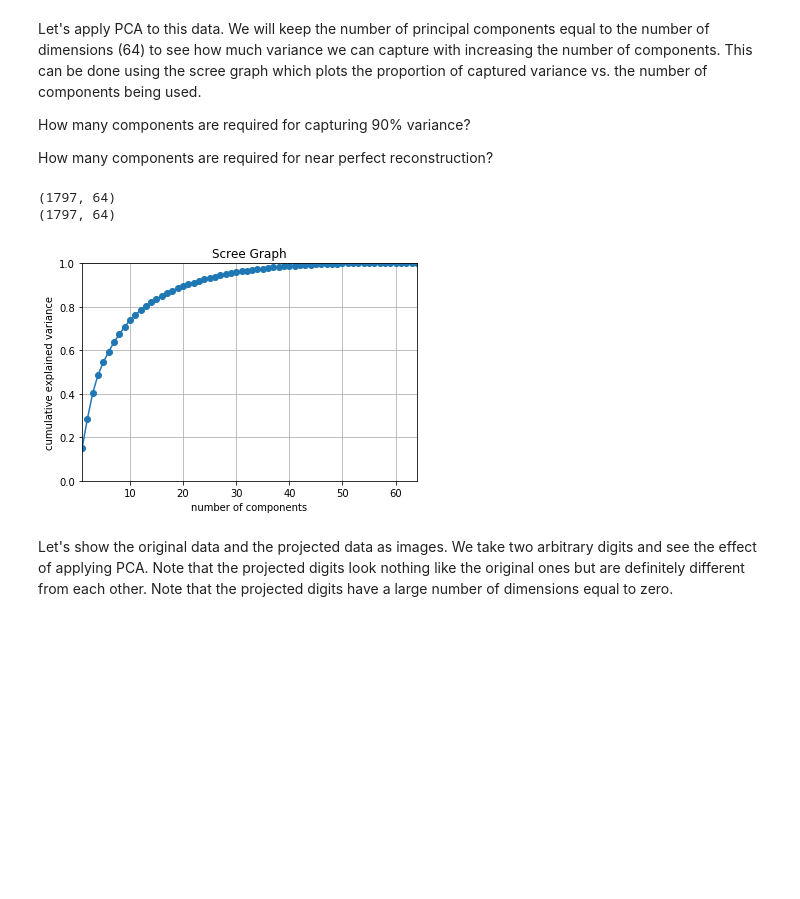
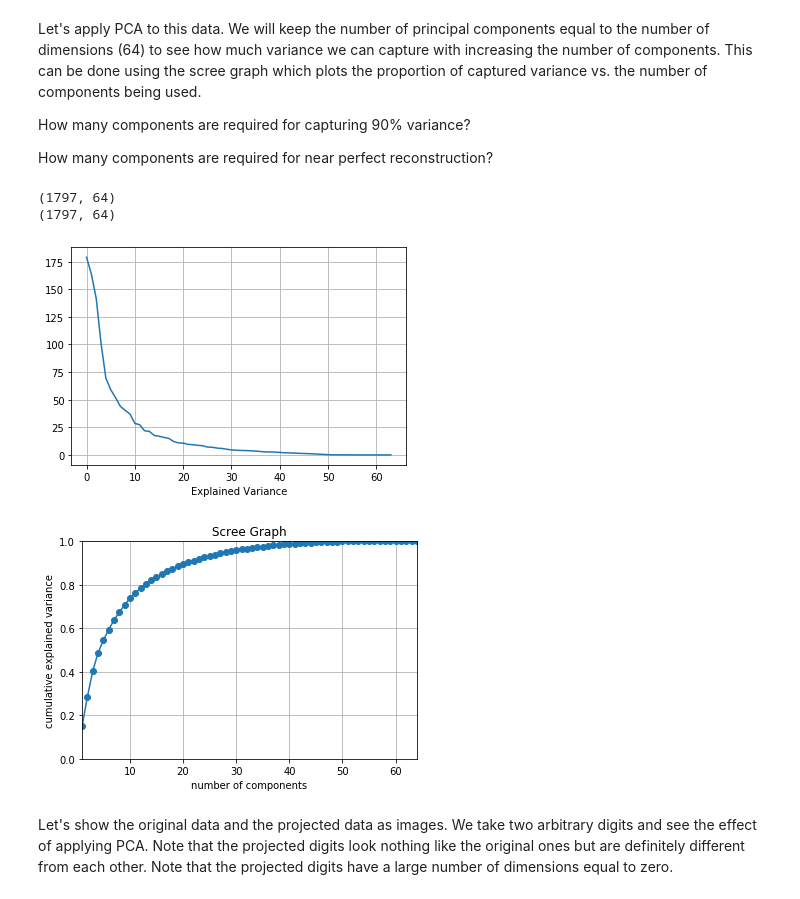
Before and after one commit to foxtrotmike/PCA-Tutorial, a Jupyter notebook: pca.ipynb, the cells around one changed output. Drawn from its saved outputs; the diff is of its cells as text; code cells hidden in the pictures; blank space fills up the shorter version.

```diff
--- a/pca.ipynb
+++ b/pca.ipynb
@@ -376,21 +421,25 @@ How many components are required for near perfect reconstruction?
 # %%
 from sklearn.decomposition import PCA #import PCA
 pca64 = PCA(n_components=64)
 pca64.fit(digits.data) #training PCA
 projected = pca64.transform(digits.data) #projecting the data onto Principal components
 print(digits.data.shape)
 print(projected.shape)
+plt.plot(pca64.explained_variance_); plt.grid();
+plt.xlabel('Explained Variance')
+plt.figure()
 plt.plot(np.arange(len(pca64.explained_variance_ratio_))+1,np.cumsum(pca64.explained_variance_ratio_),'o-') #plot the scree graph
 plt.axis([1,len(pca64.explained_variance_ratio_),0,1])
 plt.xlabel('number of components')
 plt.ylabel('cumulative explained variance');
 plt.title('Scree Graph')
 plt.grid()
 plt.show()
 # %% [output]
 (1797, 64)
 (1797, 64)
-[figure, old version]
+[figure, new version]
+[figure, added]
 # %% [markdown]
 Let's show the original data and the projected data as images. We take two arbitrary digits and see the effect of applying PCA. Note that the projected digits look nothing like the original ones but are definitely different from each other. Note that the projected digits have a large number of dimensions equal to zero.
 # %%
```
Also changed, not shown: parts of 24 cells of this notebook.
